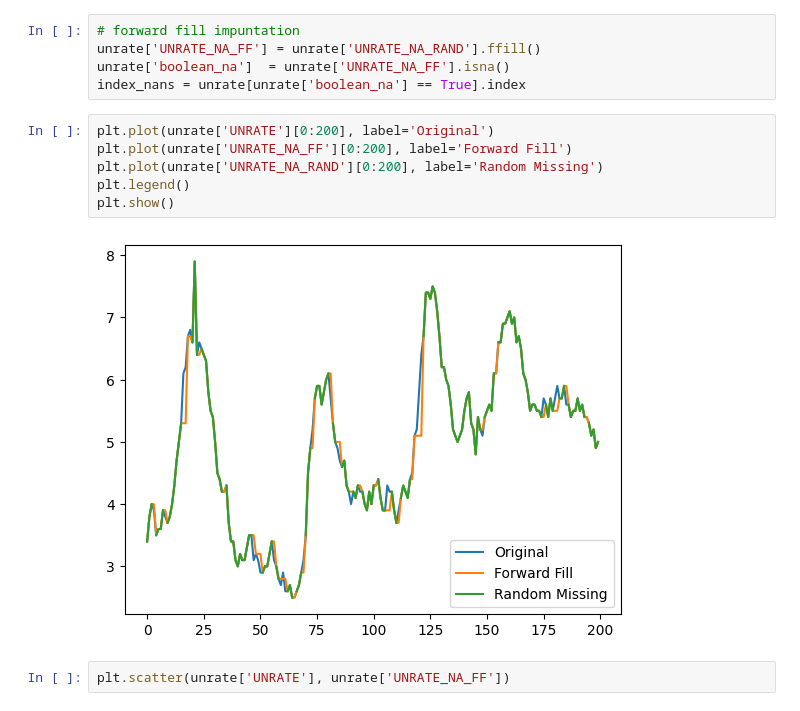
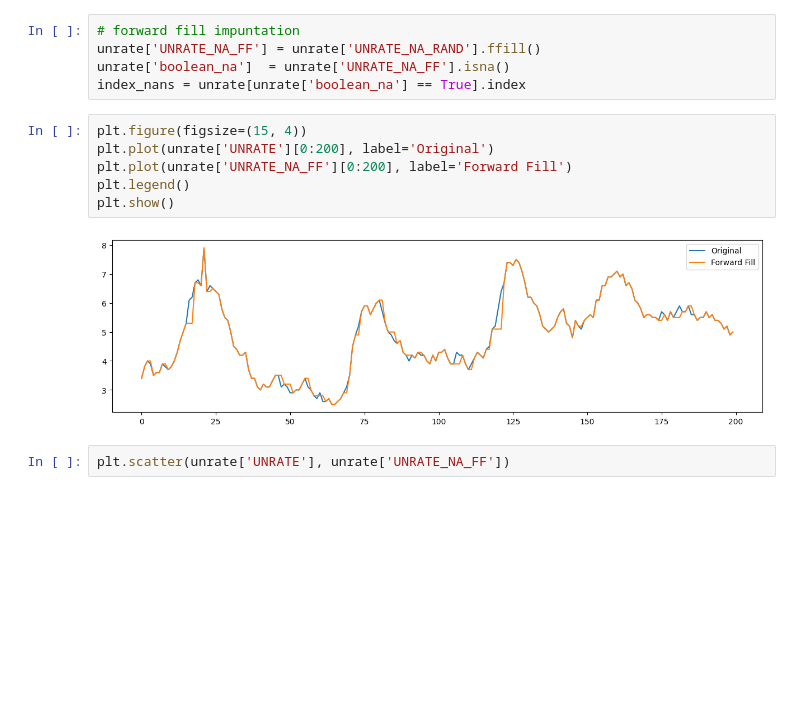
Before and after one commit to kaladabrio2020/livro-analise-pratica-series-temporais, a Jupyter notebook: capitulo 2 - encontrando dados e usando o data wrangling com séries temporais/capitulo_2_python_dados.ipynb, the cells around one changed output. Cells and saved outputs as stored; diff of their text form; blank space fills up the shorter version.

```diff
--- a/capitulo 2 - encontrando dados e usando o data wrangling com séries temporais/capitulo_2_python_dados.ipynb
+++ b/capitulo 2 - encontrando dados e usando o data wrangling com séries temporais/capitulo_2_python_dados.ipynb
@@ -24,13 +24,13 @@ unrate['UNRATE_NA_FF'] = unrate['UNRATE_NA_RAND'].ffill()
 unrate['boolean_na']  = unrate['UNRATE_NA_FF'].isna()
 index_nans = unrate[unrate['boolean_na'] == True].index
 # %%
+plt.figure(figsize=(15, 4))
 plt.plot(unrate['UNRATE'][0:200], label='Original')
 plt.plot(unrate['UNRATE_NA_FF'][0:200], label='Forward Fill')
-plt.plot(unrate['UNRATE_NA_RAND'][0:200], label='Random Missing')
 plt.legend()
 plt.show()
 # %% [output]
-[figure, old version]
+[figure, new version]
 # %%
 plt.scatter(unrate['UNRATE'], unrate['UNRATE_NA_FF'])
 # %% [output]
```
Also changed, not shown: parts of 6 cells of this notebook, 9 other files.
